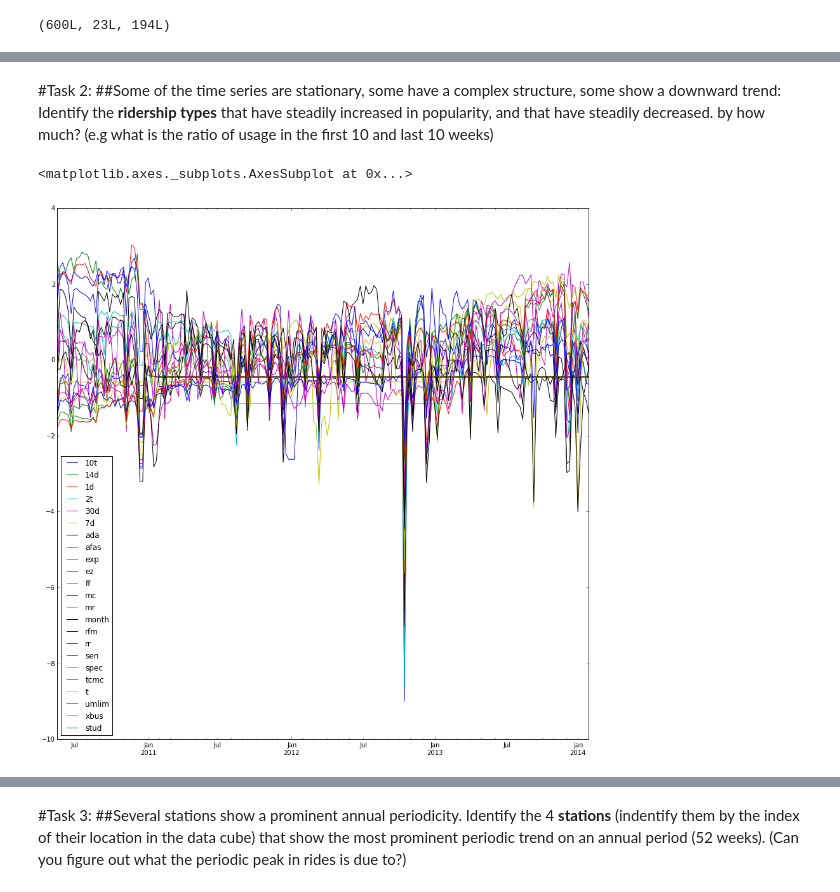
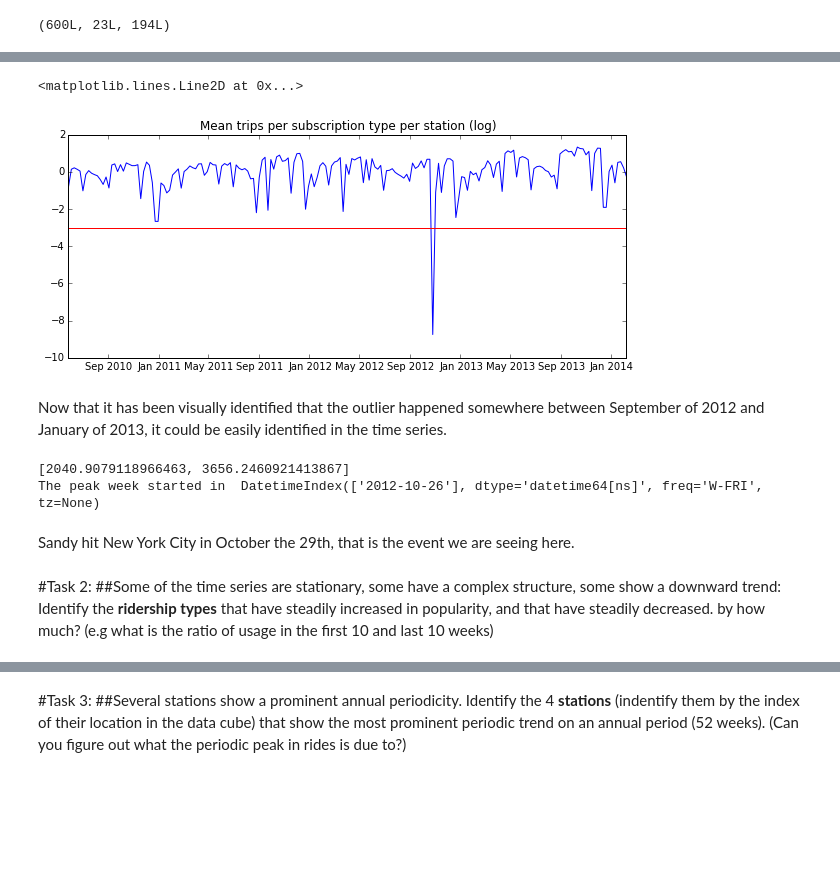
Before and after one commit to sarangof/PUI2015_sarangof, a Jupyter notebook: HW6/HW6 Sara Arango.ipynb, the cells around one changed output, grey strips where cells are left out. Drawn from its saved outputs; the diff is of its cells as text; code cells hidden in the pictures; blank space fills up the shorter version.

```diff
--- a/HW6/HW6 Sara Arango.ipynb
+++ b/HW6/HW6 Sara Arango.ipynb
@@ -129,8 +84,29 @@ array([  0,   0,   4,   5,   5,   5,   5,   5,  13,  13,  14,  14,  15,
+# %%
+# Visually, it helps to identify the outliers from the normalized curve
+
+fig = plt.figure(figsize=(10,4))
+ax = fig.add_subplot(111)
+ax.plot(date,(mta_mean - mta_mean.mean())/mta_mean.std())
+ax.set_title("Mean trips per subscription type per station (log)")
+plt.axhline(y=-3, xmin=0, xmax=1,c='r')
+# %% [output]
+<matplotlib.lines.Line2D at 0x...>
+[figure, added]
+# %% [markdown]
+Now that it has been visually identified that the outlier happened somewhere between September of 2012 and January of 2013, it could be easily identified in the time series.
+# %%
+# Calculate thresholds
+
+thresholds = [np.nanmean(mta_mean) - 3*np.nanstd(mta_mean),
+ np.nanmean(mta_mean) + 3*np.nanstd(mta_mean)]
+print(thresholds)
+ind_thres = (mta_mean<thresholds[0]) | (mta_mean>thresholds[1])
+print( "The peak week started in ", date[ind_thres])
+# %% [output]
+[2040.9079118966463, 3656.2460921413867]
+The peak week started in  DatetimeIndex(['2012-10-26'], dtype='datetime64[ns]', freq='W-FRI', tz=None)
+# %% [markdown]
+Sandy hit New York City in October the 29th, that is the event we are seeing here.
 # %% [markdown]
 #Task 2:
 ##Some of the time series are stationary, some have a complex structure, some show a downward trend: Identify the **ridership types**  that have steadily increased in popularity,  and that have steadily decreased. by how much? (e.g what is the ratio of usage in the first 10 and last 10 weeks)
-# %%
-mta_sta_norm.plot(figsize=(15,15))
-# %% [output]
-<matplotlib.axes._subplots.AxesSubplot at 0x...>
-[figure, removed]
```
Also changed, not shown: parts of 35 cells of this notebook.
